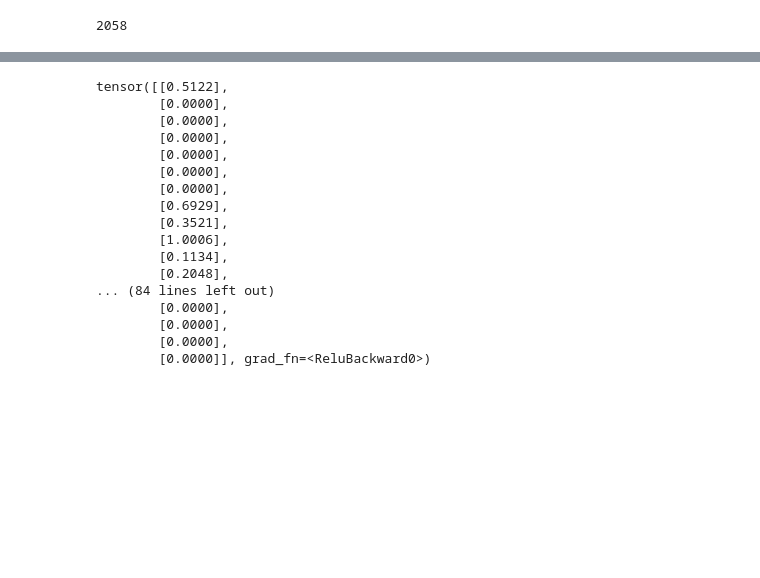
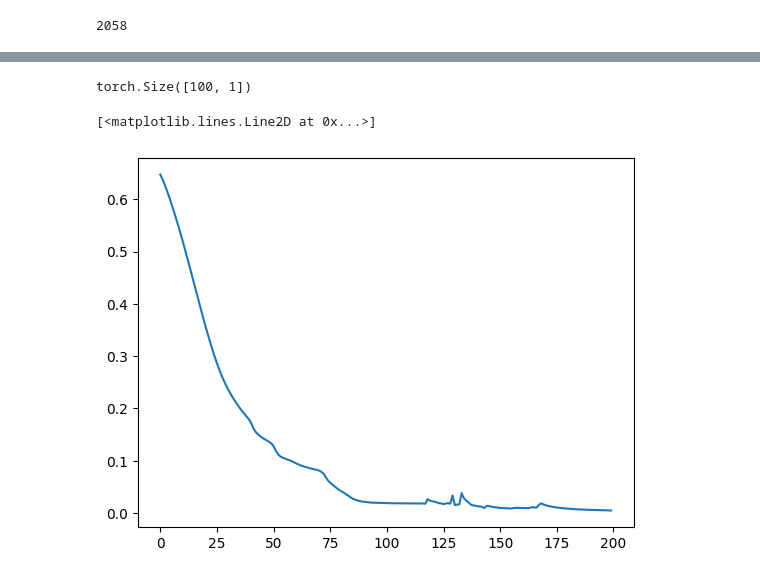
Before and after one commit to berndheidemann/carPricePredictionNN, a Jupyter notebook: car_price_regression_v1.ipynb, the cells around one changed output, grey strips where cells are left out. Cells and saved outputs as stored; diff of their text form; code cells hidden in the pictures; blank space fills up the shorter version.

```diff
--- a/car_price_regression_v1.ipynb
+++ b/car_price_regression_v1.ipynb
@@ -174,27 +142,18 @@ y_test= torch.tensor(y_test.values, dtype=torch.float)
 class MySimpleNN(torch.nn.Module):   # MySimpleNN erbt von torch.nn.Module
 
     # Konstruktor
-    def __init__(self):
+    def __init__(self, input_size=10, hidden_size=(10, 20, 10), output_size=1):
         # Aufruf des Superkonstruktors von torch.nn.Module
         super(MySimpleNN, self).__init__()
-        # Definition der Schichten
-
-        # fc1 --> fully connected layer 1 von 10 auf 70 Neuronen
-        # warum 12? --> 12 Features
-        self.fc1 = torch.nn.Linear(10, 300)
-        # fc2 --> fully connected layer 2 von 70 auf 120 Neuronen
-        self.fc2 = torch.nn.Linear(300, 500)
-        # fc3 --> fully connected layer 3 von 120 auf 30 Neuronen
-        self.fc3 = torch.nn.Linear(500, 30)
-        # fc4 --> fully connected layer 4 von 30 auf 1 Neuronen
-        # Warum 1 Neuron? --> 1 Output, wir lesen da den Alkoholgehahlt aus
-        self.fc4 = torch.nn.Linear(30, 1)
+        self.fc1 = torch.nn.Linear(input_size, hidden_size[0])
+        self.fc2 = torch.nn.Linear(hidden_size[0], hidden_size[1])
+        self.fc3 = torch.nn.Linear(hidden_size[1], hidden_size[2])
+        self.fc4 = torch.nn.Linear(hidden_size[2], output_size)
 
         # Batch Normalization
-        # 70, 120, 30 sind die Anzahl der Neuronen in den Schichten
-        self.bn1 = torch.nn.BatchNorm1d(300)
-        self.bn2 = torch.nn.BatchNorm1d(500)
-        self.bn3 = torch.nn.BatchNorm1d(30)
+        self.bn1 = torch.nn.BatchNorm1d(hidden_size[0])
+        self.bn2 = torch.nn.BatchNorm1d(hidden_size[1])
+        self.bn3 = torch.nn.BatchNorm1d(hidden_size[2])
 
     # forward Methode -> Forward Propagation
     # wenn ich später ein Objekt von MySimpleNN erzeuge, dann kann ich
@@ -231,64 +190,51 @@ def get_batch(x, y, batch_size):
         yield x[i:i+batch_size], y[i:i+batch_size]
 # %%
 xb, yb = next(get_batch(x_train, y_train, batch_size=100))
-model = MySimpleNN()
-print(model(xb))
+model = MySimpleNN(input_size=12, hidden_size=(30, 40, 10), output_size=1)
+print(model(xb).shape)
 # %% [output]
-tensor([[0.5122],
-        [0.0000],
-        [0.0000],
-        [0.0000],
-        [0.0000],
-        [0.0000],
-        [0.0000],
-        [0.6929],
-        [0.3521],
-        [1.0006],
-        [0.1134],
-        [0.2048],
-... (84 lines left out)
-        [0.0000],
-        [0.0000],
-        [0.0000],
-        [0.0000]], grad_fn=<ReluBackward0>)
+torch.Size([100, 1])
 # %%
 # eigenes Modell wird erstellt
-model = MySimpleNN()
+model = MySimpleNN(input_size=12, hidden_size=(30, 40, 10), output_size=1)
 lr=0.0001
 # trainiere immer mit 10 Datensätzen auf einmal
 batch_size=256
 
 # loss function
 # Mean Squared Error
 # die Lossfunction von Pytorch müssen erstmal erstellt werden mit ()
 loss_fn = torch.nn.MSELoss()
+
 
 def train(xb, yb):
     y_hat=model(xb)
     loss = loss_fn(y_hat, yb)
     loss.backward()
     with torch.no_grad():
         # Iteration über alle Parameter im Modell
         for param in model.parameters():
             # Backpropagation, d.h. die Veränderung der Gewichte in Abhängigkeit der Ableitung
             param -= lr * param.grad
         # Alle Gradients im Modell werden auf 0 gesetzt
         model.zero_grad()
     return loss.item()
 
 losses=[]
 # import tqdm notebook
-from tqdm.notebook import tqdm
-for epoch in tqdm(range(200)):
+for epoch in range(200):
     loss_sum=0
     # Iteration über alle Batches
     for xb, yb in get_batch(x_train, y_train, batch_size):
         loss_sum += train(xb, yb)
     losses.append(loss_sum/len(x_train))
 
 #plot
 import matplotlib.pyplot as plt
 plt.plot(losses)
+# %% [output]
+[<matplotlib.lines.Line2D at 0x...>]
+[figure, added]
 # %%
 xb, yb = next(get_batch(x_train, y_train, batch_size=100))
 y_preds=model(xb)
```
Also changed, not shown: parts of 13 cells of this notebook, 1 other file.
